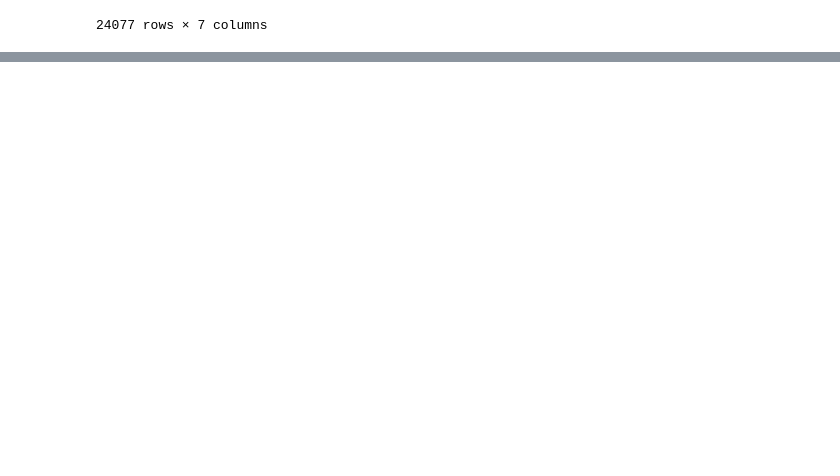
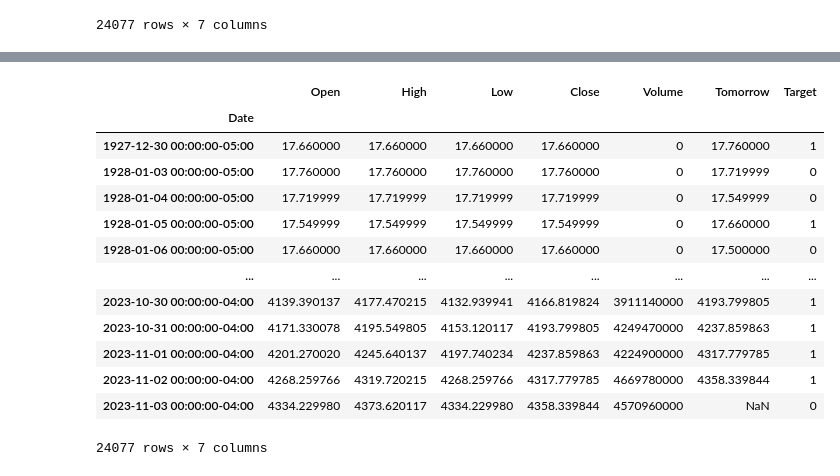
Before and after one commit to Quantum-Impulse/Stock-Price-Prediction, a Jupyter notebook: StockPredict.ipynb, the cells around one changed output, grey strips where cells are left out. Drawn from its saved outputs; the diff is of its cells as text; code cells hidden in the pictures; blank space fills up the shorter version.

Commit message:
setting up target for ML, clean project up

```diff
--- a/StockPredict.ipynb
+++ b/StockPredict.ipynb
@@ -45,0 +47,2 @@ sp500
+# %%
+sp500["Tomorrow"] = sp500["Close"].shift(-1)
@@ -45,0 +66,19 @@ sp500
+# %%
+sp500["Target"] = (sp500["Tomorrow"] > sp500["Close"]).astype(int)   # Target is True if tomorrow's Close is greater than today's Close
+
+sp500
+# %% [output]
+|  | Open | High | Low | Close | Volume | Tomorrow | Target |
+| Date |  |  |  |  |  |  |  |
+| 1927-12-30 00:00:00-05:00 | 17.660000 | 17.660000 | 17.660000 | 17.660000 | 0 | 17.760000 | 1 |
+| 1928-01-03 00:00:00-05:00 | 17.760000 | 17.760000 | 17.760000 | 17.760000 | 0 | 17.719999 | 0 |
+| 1928-01-04 00:00:00-05:00 | 17.719999 | 17.719999 | 17.719999 | 17.719999 | 0 | 17.549999 | 0 |
+| 1928-01-05 00:00:00-05:00 | 17.549999 | 17.549999 | 17.549999 | 17.549999 | 0 | 17.660000 | 1 |
+| 1928-01-06 00:00:00-05:00 | 17.660000 | 17.660000 | 17.660000 | 17.660000 | 0 | 17.500000 | 0 |
+| ... | ... | ... | ... | ... | ... | ... | ... |
+| 2023-10-30 00:00:00-04:00 | 4139.390137 | 4177.470215 | 4132.939941 | 4166.819824 | 3911140000 | 4193.799805 | 1 |
+| 2023-10-31 00:00:00-04:00 | 4171.330078 | 4195.549805 | 4153.120117 | 4193.799805 | 4249470000 | 4237.859863 | 1 |
+| 2023-11-01 00:00:00-04:00 | 4201.270020 | 4245.640137 | 4197.740234 | 4237.859863 | 4224900000 | 4317.779785 | 1 |
+| 2023-11-02 00:00:00-04:00 | 4268.259766 | 4319.720215 | 4268.259766 | 4317.779785 | 4669780000 | 4358.339844 | 1 |
+| 2023-11-03 00:00:00-04:00 | 4334.229980 | 4373.620117 | 4334.229980 | 4358.339844 | 4570960000 | NaN | 0 |
+24077 rows × 7 columns
```
Also changed, not shown: parts of 7 cells of this notebook, 3 other files.
